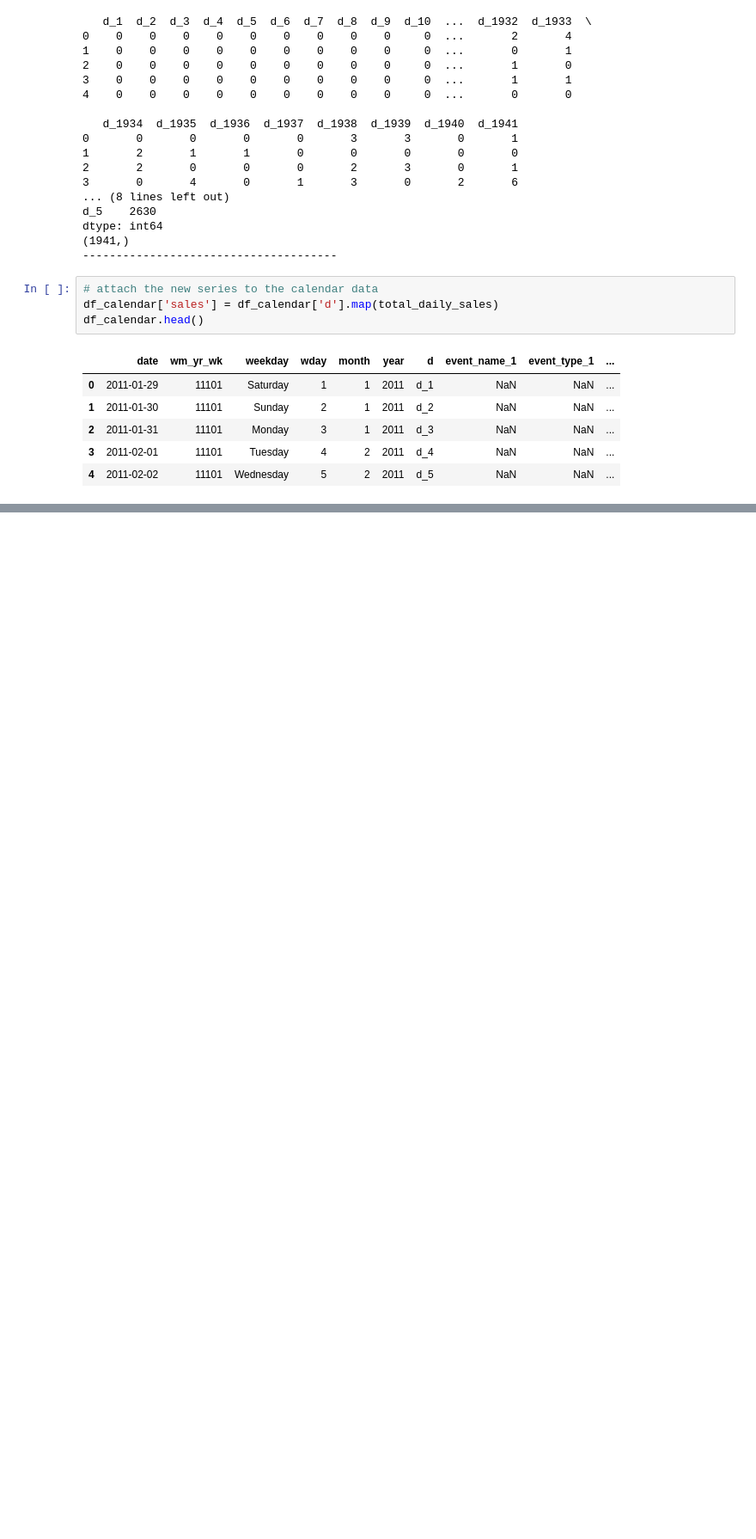
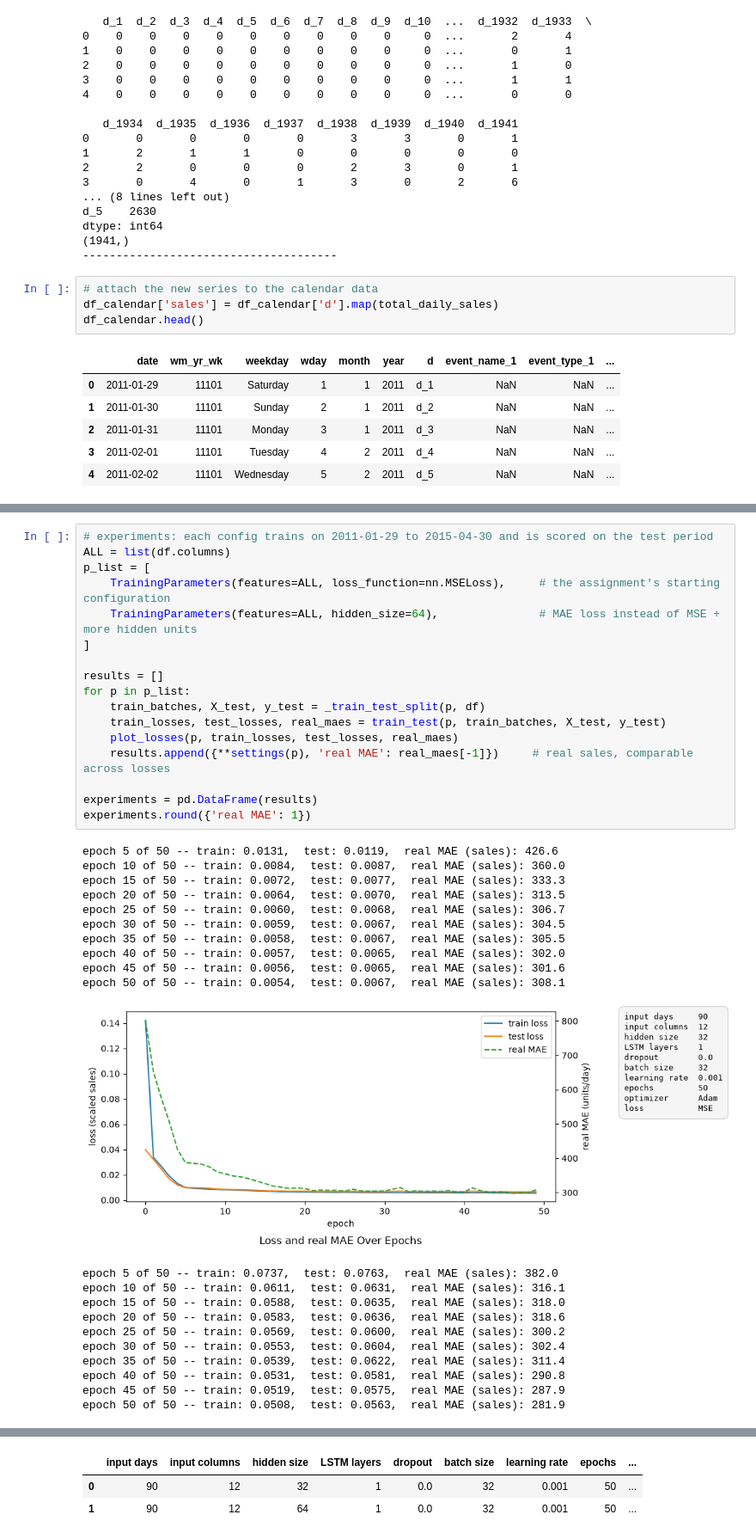
Before and after one commit to jacobshultz/wmart-sales-prediction, a Jupyter notebook: project.ipynb, the cells around one changed output, grey strips where cells are left out. Shown at 86% size. Saved outputs shown, nothing was run; the diff lists cells and outputs as text; blank space fills up the shorter version.

```diff
--- a/project.ipynb
+++ b/project.ipynb
@@ -170,0 +442,39 @@ df_master.head()
+# %%
+# experiments: each config trains on 2011-01-29 to 2015-04-30 and is scored on the test period
+ALL = list(df.columns)
+p_list = [
+    TrainingParameters(features=ALL, loss_function=nn.MSELoss),     # the assignment's starting configuration
+    TrainingParameters(features=ALL, hidden_size=64),               # MAE loss instead of MSE + more hidden units
+]
+
+results = []
+for p in p_list:
+    train_batches, X_test, y_test = _train_test_split(p, df)
+    train_losses, test_losses, real_maes = train_test(p, train_batches, X_test, y_test)
+    plot_losses(p, train_losses, test_losses, real_maes)
+    results.append({**settings(p), 'real MAE': real_maes[-1]})     # real sales, comparable across losses
+
+experiments = pd.DataFrame(results)
+experiments.round({'real MAE': 1})
+# %% [output]
+epoch 5 of 50 -- train: 0.0131,  test: 0.0119,  real MAE (sales): 426.6
+epoch 10 of 50 -- train: 0.0084,  test: 0.0087,  real MAE (sales): 360.0
+epoch 15 of 50 -- train: 0.0072,  test: 0.0077,  real MAE (sales): 333.3
+epoch 20 of 50 -- train: 0.0064,  test: 0.0070,  real MAE (sales): 313.5
+epoch 25 of 50 -- train: 0.0060,  test: 0.0068,  real MAE (sales): 306.7
+epoch 30 of 50 -- train: 0.0059,  test: 0.0067,  real MAE (sales): 304.5
+epoch 35 of 50 -- train: 0.0058,  test: 0.0067,  real MAE (sales): 305.5
+epoch 40 of 50 -- train: 0.0057,  test: 0.0065,  real MAE (sales): 302.0
+epoch 45 of 50 -- train: 0.0056,  test: 0.0065,  real MAE (sales): 301.6
+epoch 50 of 50 -- train: 0.0054,  test: 0.0067,  real MAE (sales): 308.1
+[figure, added]
+epoch 5 of 50 -- train: 0.0737,  test: 0.0763,  real MAE (sales): 382.0
+epoch 10 of 50 -- train: 0.0611,  test: 0.0631,  real MAE (sales): 316.1
+epoch 15 of 50 -- train: 0.0588,  test: 0.0635,  real MAE (sales): 318.0
+epoch 20 of 50 -- train: 0.0583,  test: 0.0636,  real MAE (sales): 318.6
+epoch 25 of 50 -- train: 0.0569,  test: 0.0600,  real MAE (sales): 300.2
+epoch 30 of 50 -- train: 0.0553,  test: 0.0604,  real MAE (sales): 302.4
+epoch 35 of 50 -- train: 0.0539,  test: 0.0622,  real MAE (sales): 311.4
+epoch 40 of 50 -- train: 0.0531,  test: 0.0581,  real MAE (sales): 290.8
+epoch 45 of 50 -- train: 0.0519,  test: 0.0575,  real MAE (sales): 287.9
+epoch 50 of 50 -- train: 0.0508,  test: 0.0563,  real MAE (sales): 281.9
@@ -170,0 +482,3 @@ df_master.head()
+|  | input days | input columns | hidden size | LSTM layers | dropout | batch size | learning rate | epochs | ... |
+| 0 | 90 | 12 | 32 | 1 | 0.0 | 32 | 0.001 | 50 | ... |
+| 1 | 90 | 12 | 64 | 1 | 0.0 | 32 | 0.001 | 50 | ... |
```
Also changed, not shown: parts of 18 cells of this notebook, 1 other file.
